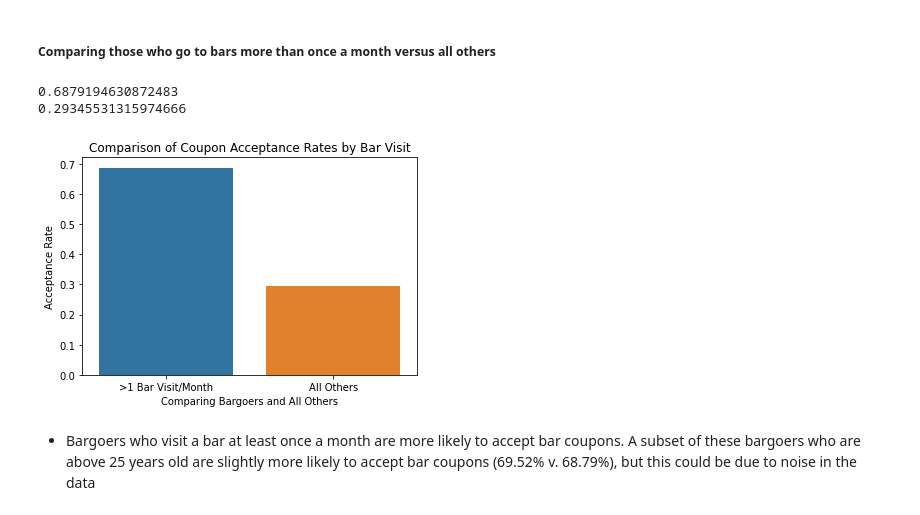
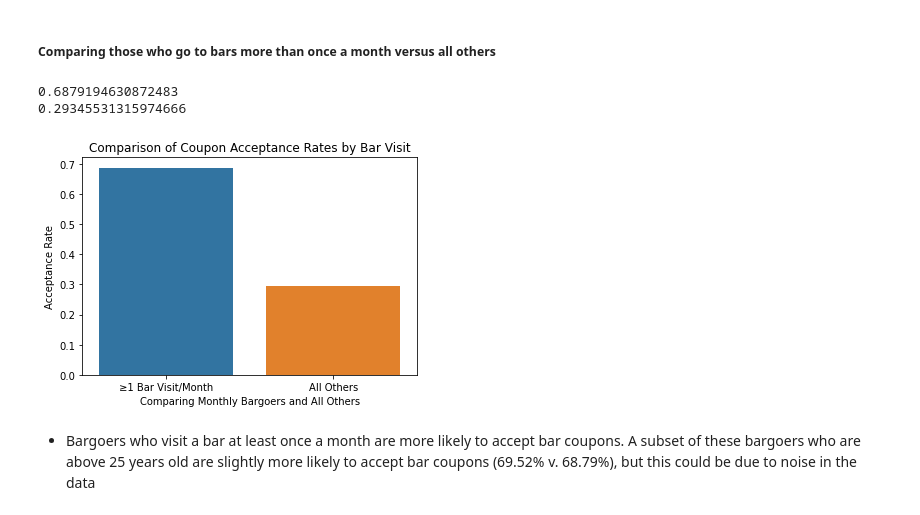
Before and after one commit to hanwoonglee1/BerkeleyMLAIProject1, a Jupyter notebook: practical_application_prompt_5.1.ipynb, the cells around one changed output. Cells and saved outputs as stored; diff of their text form; code cells hidden in the pictures.

```diff
--- a/practical_application_prompt_5.1.ipynb
+++ b/practical_application_prompt_5.1.ipynb
@@ -452,23 +452,23 @@ print(acceptance_rate_b)
 # %%
 bar_more1_list = ['1~3','4~8','gt8']
 
 acceptance_rate_a = bar_data.query('Bar in @bar_more1_list')['Y'].mean()
 acceptance_rate_b = bar_data.query('Bar not in @bar_more1_list')['Y'].mean()
 
 labels = ['≥1 Bar Visit/Month','All Others']
 acceptance_rate_data = [acceptance_rate_a, acceptance_rate_b]
 
 sns.barplot(x=labels, y=acceptance_rate_data)
-plt.xlabel('Comparing Bargoers and All Others')
+plt.xlabel('Comparing Monthly Bargoers and All Others')
 plt.ylabel('Acceptance Rate')
 plt.title('Comparison of Coupon Acceptance Rates by Bar Visit')
 
 print(acceptance_rate_a)
 print(acceptance_rate_b)
 # %% [output]
 0.6879194630872483
 0.29345531315974666
-[figure, old version]
+[figure, new version]
 # %% [markdown]
 * Bargoers who visit a bar at least once a month are more likely to accept bar coupons.  A subset of these bargoers who are above 25 years old are slightly more likely to accept bar coupons (69.52% v. 68.79%), but this could be due to noise in the data
 # %% [markdown]
```
Also changed, not shown: parts of 3 cells of this notebook.
